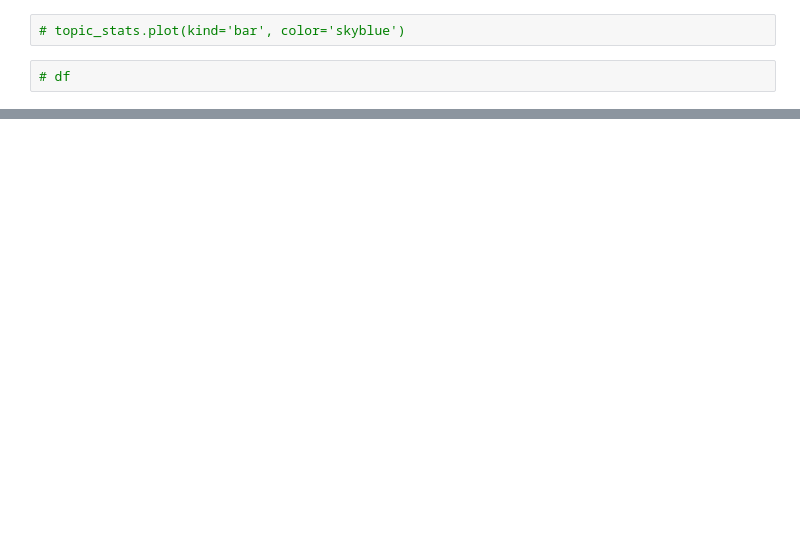
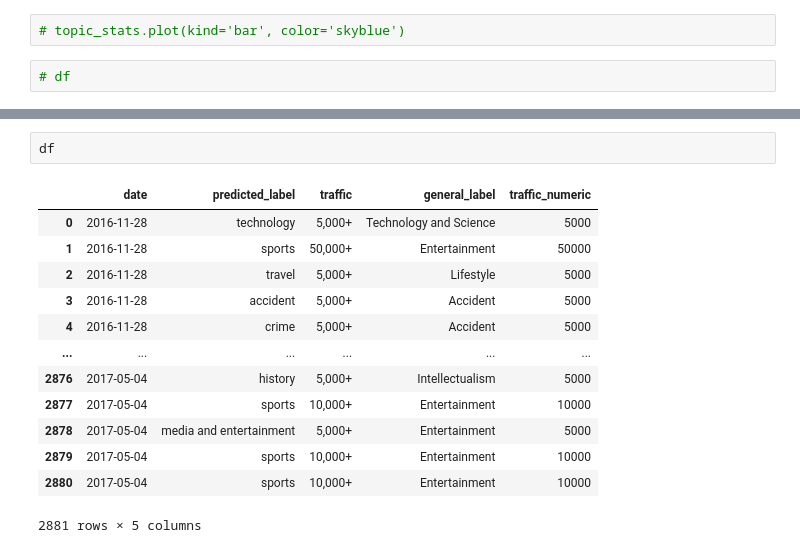
Before and after one commit to MohamedAlkurdi/Trends_prediction_model, a Jupyter notebook: Classification/classification_output_vis.ipynb, the cells around one changed output, grey strips where cells are left out. Drawn from its saved outputs; the diff is of its cells as text; blank space fills up the shorter version.

```diff
--- a/Classification/classification_output_vis.ipynb
+++ b/Classification/classification_output_vis.ipynb
@@ -89,0 +74,16 @@ See the caveats in the documentation: https://pandas.pydata.org/pandas-docs/stab
+# %%
+df
+# %% [output]
+|  | date | predicted_label | traffic | general_label | traffic_numeric |
+| 0 | 2016-11-28 | technology | 5,000+ | Technology and Science | 5000 |
+| 1 | 2016-11-28 | sports | 50,000+ | Entertainment | 50000 |
+| 2 | 2016-11-28 | travel | 5,000+ | Lifestyle | 5000 |
+| 3 | 2016-11-28 | accident | 5,000+ | Accident | 5000 |
+| 4 | 2016-11-28 | crime | 5,000+ | Accident | 5000 |
+| ... | ... | ... | ... | ... | ... |
+| 2876 | 2017-05-04 | history | 5,000+ | Intellectualism | 5000 |
+| 2877 | 2017-05-04 | sports | 10,000+ | Entertainment | 10000 |
+| 2878 | 2017-05-04 | media and entertainment | 5,000+ | Entertainment | 5000 |
+| 2879 | 2017-05-04 | sports | 10,000+ | Entertainment | 10000 |
+| 2880 | 2017-05-04 | sports | 10,000+ | Entertainment | 10000 |
+2881 rows × 5 columns
```
Also changed, not shown: parts of 5 cells of this notebook, 48 other files.
